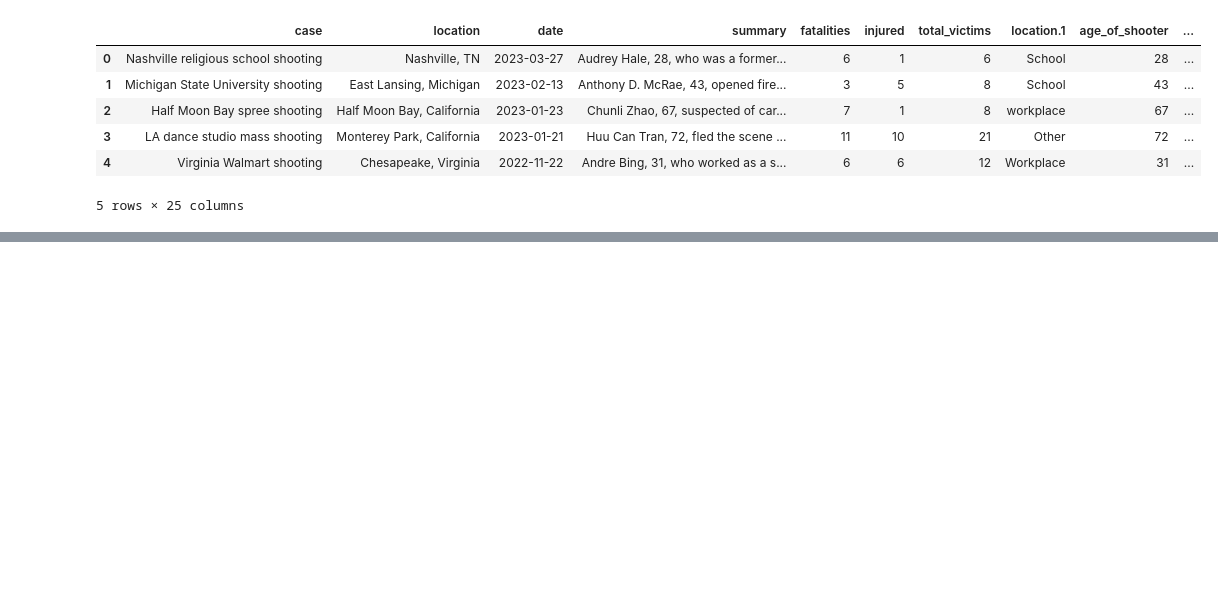
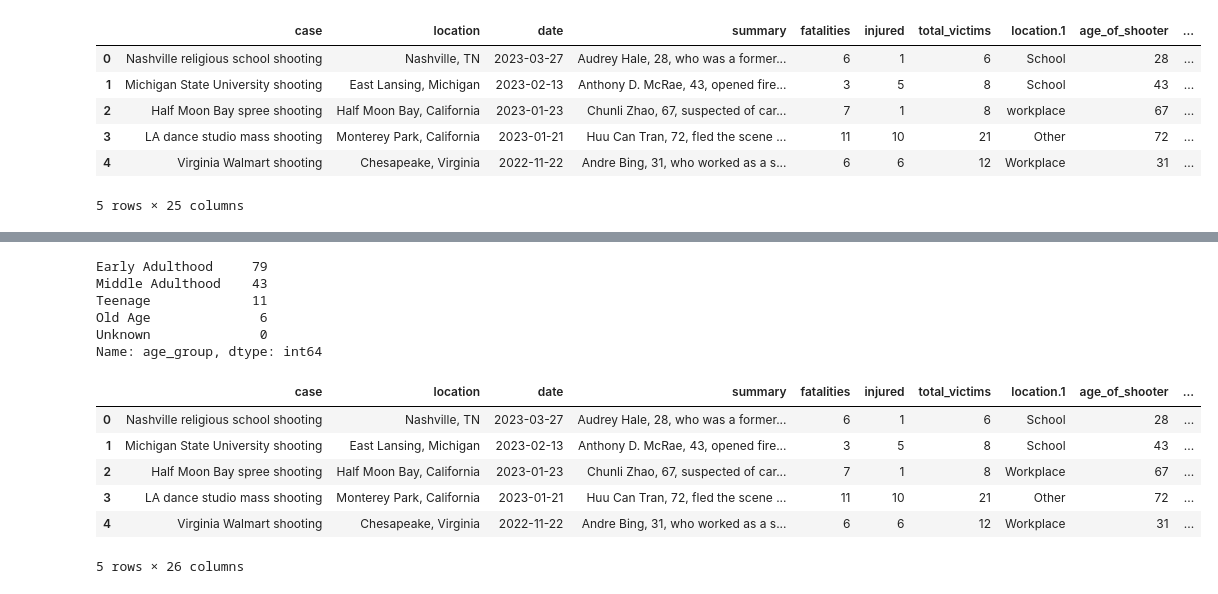
Before and after one commit to redrum88/data_science, a Jupyter notebook: shooting_1982_2023.ipynb, the cells around one changed output, grey strips where cells are left out. Saved outputs shown, nothing was run; the diff lists cells and outputs as text; code cells hidden in the pictures; blank space fills up the shorter version.

```diff
--- a/shooting_1982_2023.ipynb
+++ b/shooting_1982_2023.ipynb
@@ -256,0 +370,3 @@ df.head()
+# %%
+df['where_obtained'] = df['where_obtained'].replace({'-': "Unknown"})
+df['where_obtained'].value_counts()
@@ -256,0 +401,9 @@ df.head()
+# %%
+df['race'] = df['race'].replace({
+    'white': 'White',
+    'black': 'Black',
+    'White ': 'White',
+    '-': 'Unclear',
+    'unclear': 'Unclear'
+})
+df['race'].value_counts()
@@ -256,0 +433,8 @@ df.head()
+# %%
+df['location.1'] = df['location.1'].replace({
+    'workplace': 'Workplace',
+    'Other\n': 'Other',
+    'religious': 'Religious',
+    '\nWorkplace': 'Workplace'
+})
+df['location.1'].value_counts()
@@ -256,0 +449,29 @@ df.head()
+# %%
+# Define the age ranges and labels
+df['age_of_shooter'] = df['age_of_shooter'].replace({
+    '-': 0
+})
+df['age_of_shooter'] = df['age_of_shooter'].astype(int)
+age_ranges = [0, 10, 18, 39, 59, 120]
+age_labels = ['Unknown', 'Teenage', 'Early Adulthood', 'Middle Adulthood', 'Old Age']
+
+# Use the cut() function to categorize the age groups
+df['age_group'] = pd.cut(df['age_of_shooter'], bins=age_ranges, labels=age_labels)
+df['age_group'].value_counts()
+# %% [output]
+Early Adulthood     79
+Middle Adulthood    43
+Teenage             11
+Old Age              6
+Unknown              0
+Name: age_group, dtype: int64
+# %%
+df.head()
+# %% [output]
+|  | case | location | date | summary | fatalities | injured | total_victims | location.1 | age_of_shooter | ... |
+| 0 | Nashville religious school shooting | Nashville, TN | 2023-03-27 | Audrey Hale, 28, who was a former... | 6 | 1 | 6 | School | 28 | ... |
+| 1 | Michigan State University shooting | East Lansing, Michigan | 2023-02-13 | Anthony D. McRae, 43, opened fire... | 3 | 5 | 8 | School | 43 | ... |
+| 2 | Half Moon Bay spree shooting | Half Moon Bay, California | 2023-01-23 | Chunli Zhao, 67, suspected of car... | 7 | 1 | 8 | Workplace | 67 | ... |
+| 3 | LA dance studio mass shooting | Monterey Park, California | 2023-01-21 | Huu Can Tran, 72, fled the scene ... | 11 | 10 | 21 | Other | 72 | ... |
+| 4 | Virginia Walmart shooting | Chesapeake, Virginia | 2022-11-22 | Andre Bing, 31, who worked as a s... | 6 | 6 | 12 | Workplace | 31 | ... |
+5 rows × 26 columns
```
Also changed, not shown: parts of 30 cells of this notebook.
